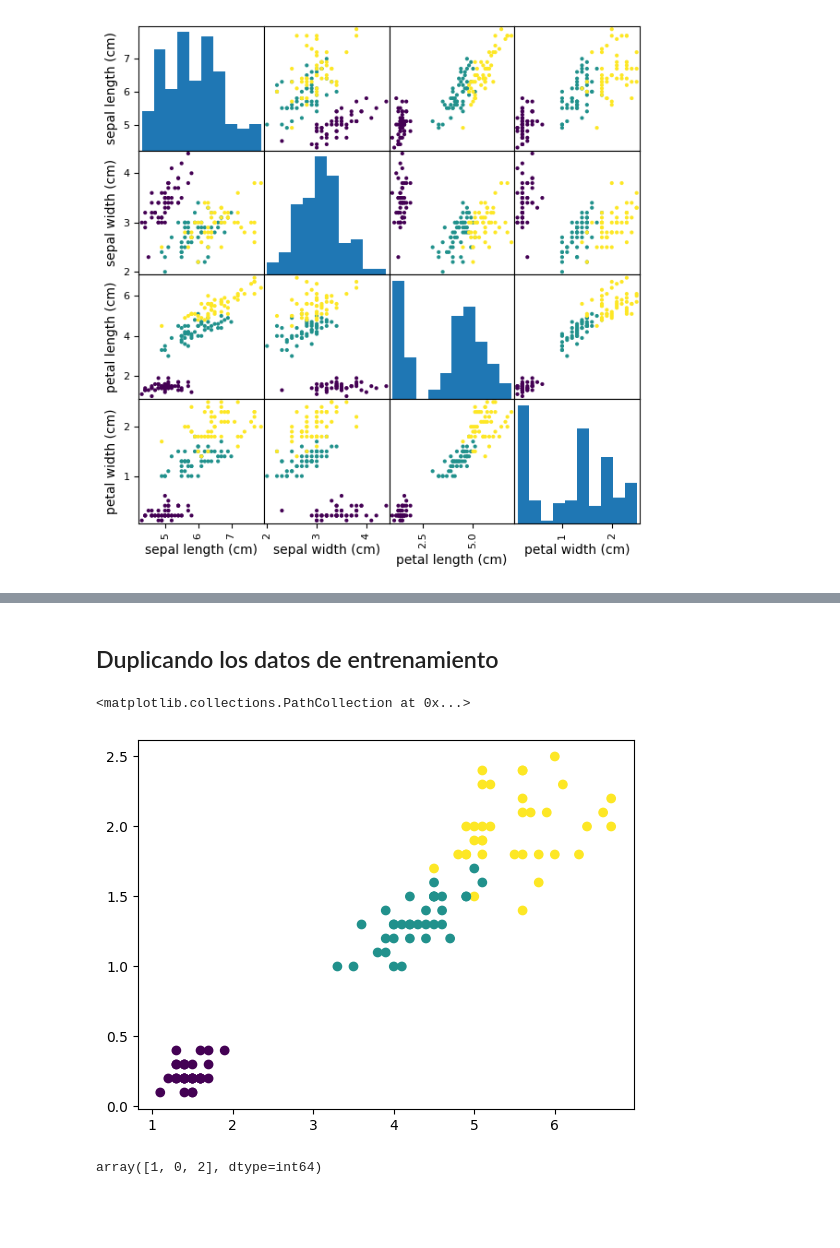
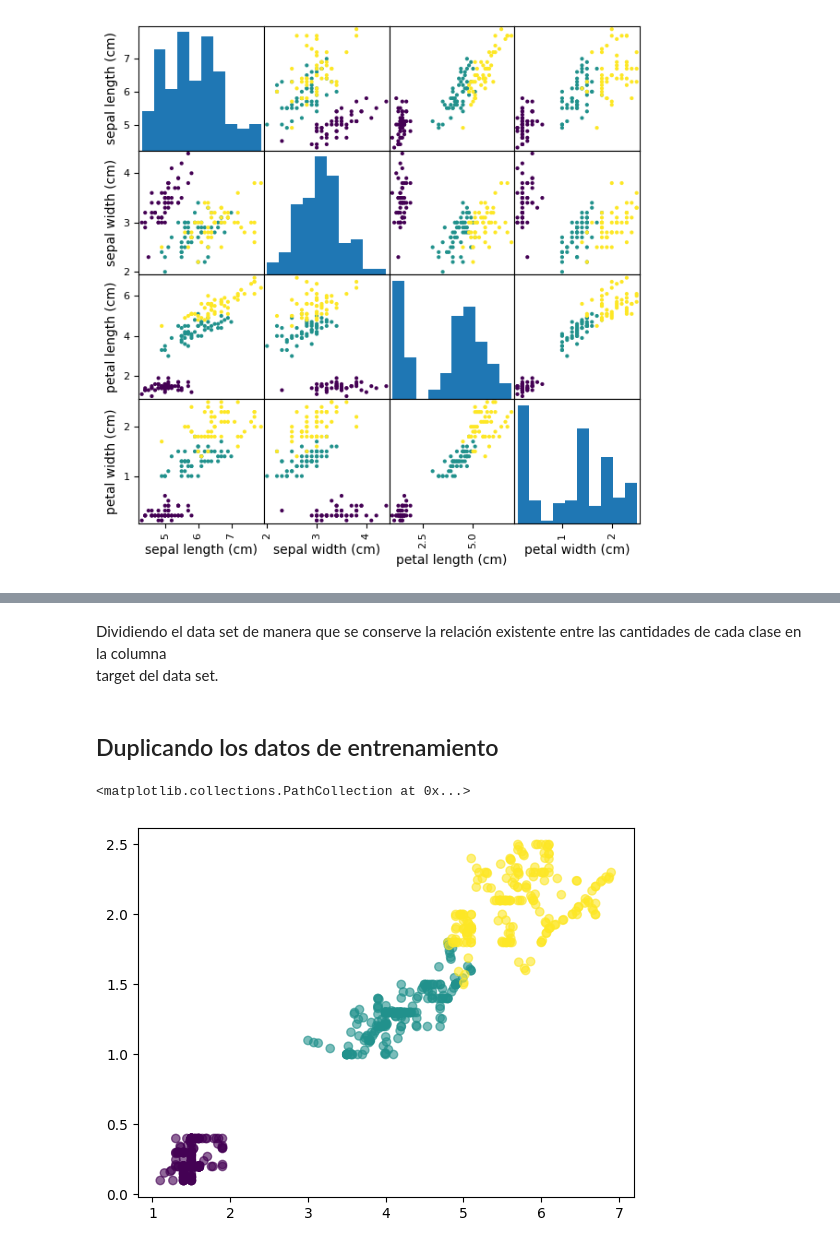
Before and after one commit to FguerraCarrazana/Pr-ctica-laboral-ML, a Jupyter notebook: iris.ipynb, the cells around one changed output, grey strips where cells are left out. Saved outputs shown, nothing was run; the diff lists cells and outputs as text; code cells hidden in the pictures; blank space fills up the shorter version.

```diff
--- a/iris.ipynb
+++ b/iris.ipynb
@@ -1,10 +3,3 @@
 # %%
 import pandas as pd
 iris = pd.read_csv("D:/No tocar/Lic. Ciencias de la Computacion/Cuarto Semestre/Practica Laboral IA/CODE/iris.csv")
-# %%
-import matplotlib.pyplot as plt
-import seaborn as sns
-iris = iris.drop('target_name', axis=1)
-corr = iris.corr()
-plt.figure(figsize=(20,20))
-sns.heatmap(corr, cbar=True, square= True, fmt='.2f', annot=True, annot_kws={'size':15}, cmap='Reds')
@@ -57 +56,4 @@ array([[<Axes: xlabel='sepal length (cm)', ylabel='sepal length (cm)'>,
+# %% [markdown]
+Dividiendo el data set de manera que se conserve la relación existente entre las cantidades de cada clase en la columna
+target del data set.
 # %%
@@ -70,18 +66,20 @@ Y_test = test_set['target']
+# %%
+X_train = strat_train_set[["petal length (cm)", "petal width (cm)"]]# Separamos las características de las clases
+Y_train = strat_train_set['target']                                 # para los conjuntos de entrenamiento, validación
+X_test = strat_test_set[["petal length (cm)", "petal width (cm)"]]  # y prueba.
+Y_test = strat_test_set['target']
 # %% [markdown]
 ## Duplicando los datos de entrenamiento
 # %%
 import matplotlib.pyplot as plt
 from imblearn.over_sampling import SMOTE
-smote = SMOTE(sampling_strategy = 'auto',random_state = 42)
+smote = SMOTE(sampling_strategy = {0:200,1:200,2:200},random_state = 42)
 X_resample, Y_resample = smote.fit_resample(X_train, Y_train)
-plt.scatter(X_resample['petal length (cm)'],X_resample['petal width (cm)'],c=Y_resample)
+plt.scatter(X_resample['petal length (cm)'],X_resample['petal width (cm)'],c=Y_resample,alpha=0.6)
 # %% [output]
 <matplotlib.collections.PathCollection at 0x...>
-[figure, old version]
+[figure, new version]
 # %%
 X_train = pd.concat([X_train,X_resample],ignore_index=True)
 Y_train = pd.concat([Y_train,Y_resample],ignore_index=True)
-Y_train.unique()
-# %% [output]
-array([1, 0, 2], dtype=int64)
 # %% [markdown]
```
Also changed, not shown: parts of 30 cells of this notebook, 2 other files.
